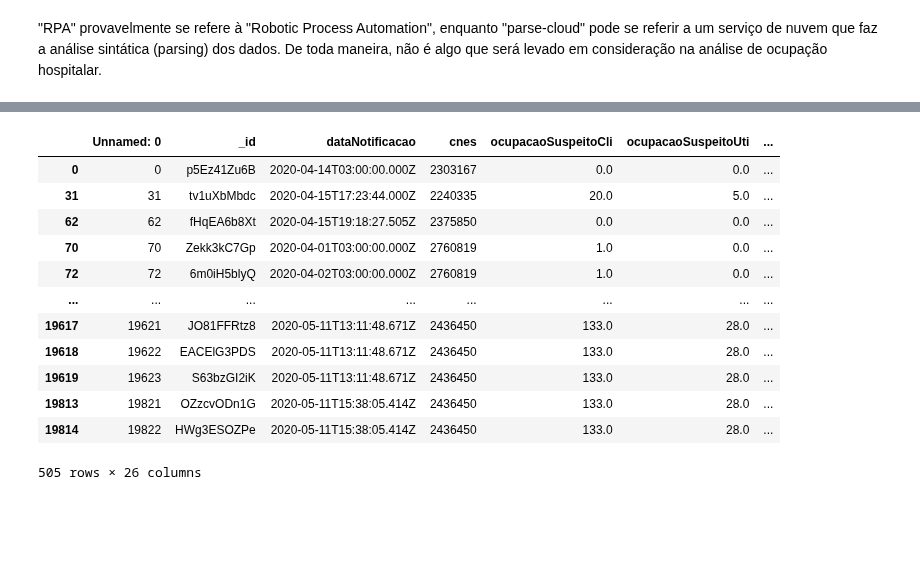
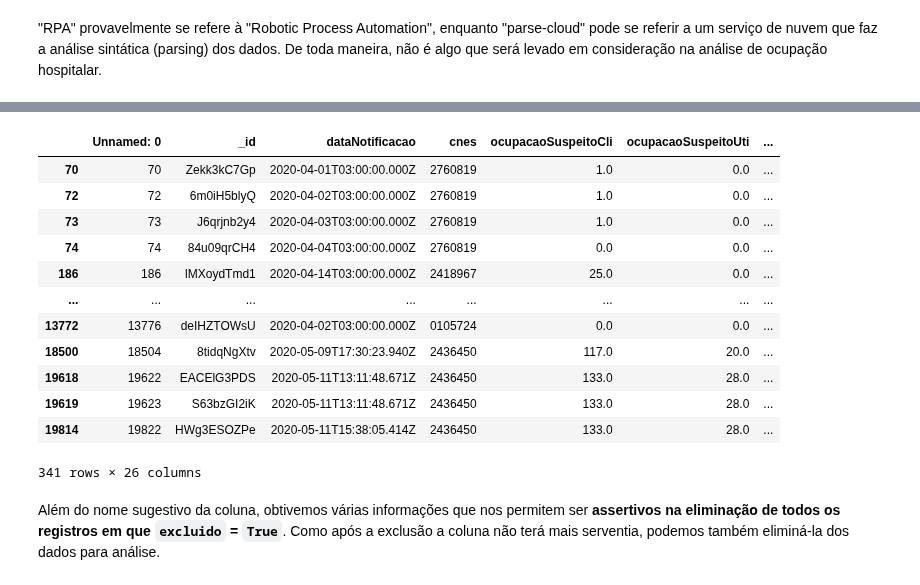
Before and after one commit to lucascorumba/study-projects, a Jupyter notebook: covid-hospital/analysis.ipynb, the cells around one changed output, grey strips where cells are left out. Drawn from its saved outputs; the diff is of its cells as text; code cells hidden in the pictures; blank space fills up the shorter version.

```diff
--- a/covid-hospital/analysis.ipynb
+++ b/covid-hospital/analysis.ipynb
@@ -161,16 +196,18 @@ to_drop.append('origem')
 # %%
-df.loc[df['excluido'] == True]
+df.loc[(df['excluido'] == True) & (df.duplicated(subset=['dataNotificacao']))]
 # %% [output]
 |  | Unnamed: 0 | _id | dataNotificacao | cnes | ocupacaoSuspeitoCli | ocupacaoSuspeitoUti | ... |
-| 0 | 0 | p5Ez41Zu6B | 2020-04-14T03:00:00.000Z | 2303167 | 0.0 | 0.0 | ... |
-| 31 | 31 | tv1uXbMbdc | 2020-04-15T17:23:44.000Z | 2240335 | 20.0 | 5.0 | ... |
-| 62 | 62 | fHqEA6b8Xt | 2020-04-15T19:18:27.505Z | 2375850 | 0.0 | 0.0 | ... |
 | 70 | 70 | Zekk3kC7Gp | 2020-04-01T03:00:00.000Z | 2760819 | 1.0 | 0.0 | ... |
 | 72 | 72 | 6m0iH5blyQ | 2020-04-02T03:00:00.000Z | 2760819 | 1.0 | 0.0 | ... |
+| 73 | 73 | J6qrjnb2y4 | 2020-04-03T03:00:00.000Z | 2760819 | 1.0 | 0.0 | ... |
+| 74 | 74 | 84u09qrCH4 | 2020-04-04T03:00:00.000Z | 2760819 | 0.0 | 0.0 | ... |
+| 186 | 186 | lMXoydTmd1 | 2020-04-14T03:00:00.000Z | 2418967 | 25.0 | 0.0 | ... |
 | ... | ... | ... | ... | ... | ... | ... | ... |
-| 19617 | 19621 | JO81FFRtz8 | 2020-05-11T13:11:48.671Z | 2436450 | 133.0 | 28.0 | ... |
+| 13772 | 13776 | deIHZTOWsU | 2020-04-02T03:00:00.000Z | 0105724 | 0.0 | 0.0 | ... |
+| 18500 | 18504 | 8tidqNgXtv | 2020-05-09T17:30:23.940Z | 2436450 | 117.0 | 20.0 | ... |
 | 19618 | 19622 | EACElG3PDS | 2020-05-11T13:11:48.671Z | 2436450 | 133.0 | 28.0 | ... |
 | 19619 | 19623 | S63bzGI2iK | 2020-05-11T13:11:48.671Z | 2436450 | 133.0 | 28.0 | ... |
-| 19813 | 19821 | OZzcvODn1G | 2020-05-11T15:38:05.414Z | 2436450 | 133.0 | 28.0 | ... |
 | 19814 | 19822 | HWg3ESOZPe | 2020-05-11T15:38:05.414Z | 2436450 | 133.0 | 28.0 | ... |
-505 rows × 26 columns
+341 rows × 26 columns
+# %% [markdown]
+Além do nome sugestivo da coluna, obtivemos várias informações que nos permitem ser **assertivos na eliminação de todos os registros em que `excluido` = `True`**. Como após a exclusão a coluna não terá mais serventia, podemos também eliminá-la dos dados para análise.
```
Also changed, not shown: parts of 13 cells of this notebook.
